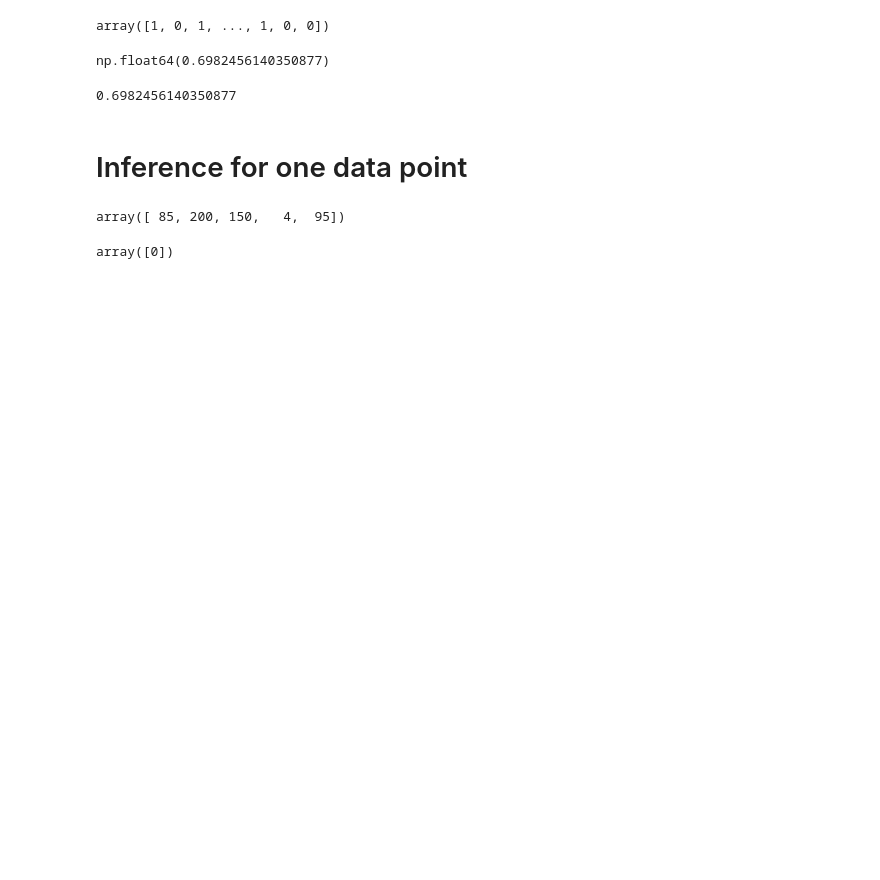
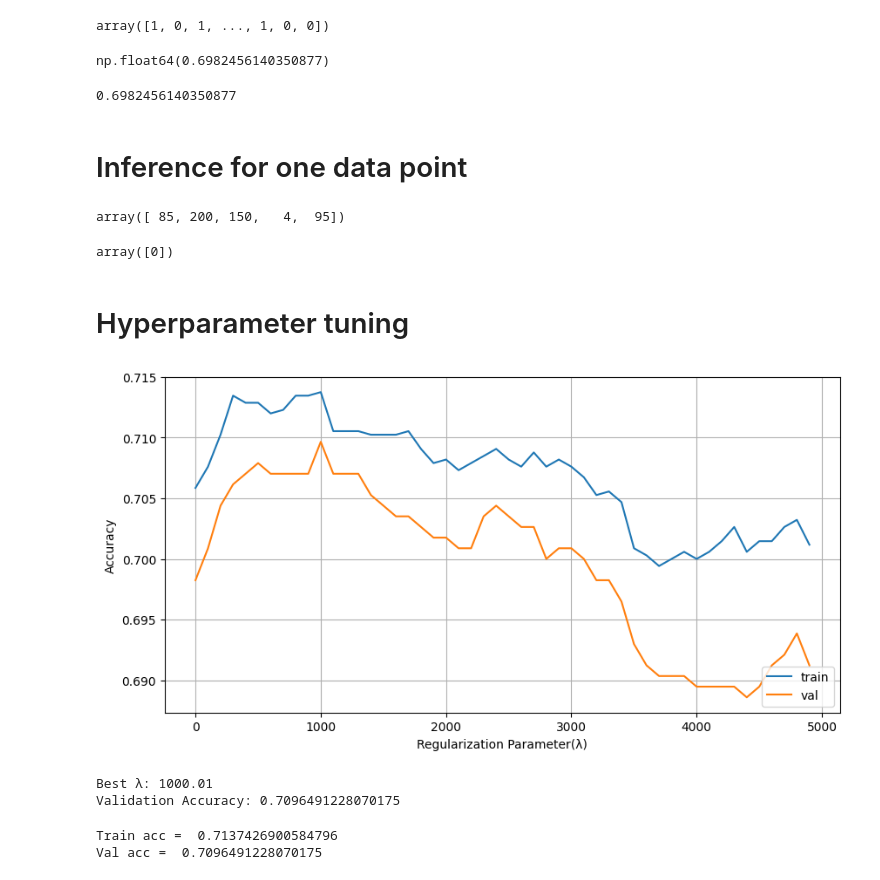
Before and after one commit to Himanshu-Kumar-123/Logistic-Regression, a Jupyter notebook: logistic_regression.ipynb, the cells around one changed output. Drawn from its saved outputs; the diff is of its cells as text; code cells hidden in the pictures; blank space fills up the shorter version.

```diff
--- a/logistic_regression.ipynb
+++ b/logistic_regression.ipynb
@@ -150,3 +150,55 @@ x_query = scaler.transform([x_query])
 model.predict(x_query)
 # %% [output]
 array([0])
+# %% [markdown]
+# Hyperparameter tuning
+# %%
+from sklearn.pipeline import make_pipeline
+
+train_scores = []
+val_scores = []
+
+for lam in np.arange(0.01, 5000.0, 100): # range of values of Lambda
+  model = make_pipeline(StandardScaler(), LogisticRegression(C=1/lam))
+  model.fit(X_train, y_train)
+
+  train_score = model.score(X_train, y_train)
+  val_score = model.score(X_val, y_val)
+
+  train_scores.append(train_score)
+  val_scores.append(val_score)
+# %%
+plt.figure(figsize=(10,5))
+plt.plot(list(np.arange(0.01, 5000.0, 100)), train_scores, label="train")
+plt.plot(list(np.arange(0.01, 5000.0, 100)), val_scores, label="val")
+plt.legend(loc='lower right')
+
+plt.xlabel("Regularization Parameter(λ)")
+plt.ylabel("Accuracy")
+plt.grid()
+plt.show()
+# %% [output]
+[figure, added]
+# %%
+# Finding best lambda
+
+best_idx = np.argmax(val_scores)
+best_lambda = np.arange(0.01, 5000.0, 100)[best_idx]
+best_val_score = val_scores[best_idx]
+
+print("Best λ:", best_lambda)
+print("Validation Accuracy:", best_val_score)
+# %% [output]
+Best λ: 1000.01
+Validation Accuracy: 0.7096491228070175
+# %%
+# Model accuracy with best lambda
+
+model = LogisticRegression(C=1/1000)
+model.fit(X_train, y_train)
+
+print("Train acc = ",model.score(X_train, y_train))
+print("Val acc = ",model.score(X_val, y_val))
+# %% [output]
+Train acc =  0.7137426900584796
+Val acc =  0.7096491228070175
```
